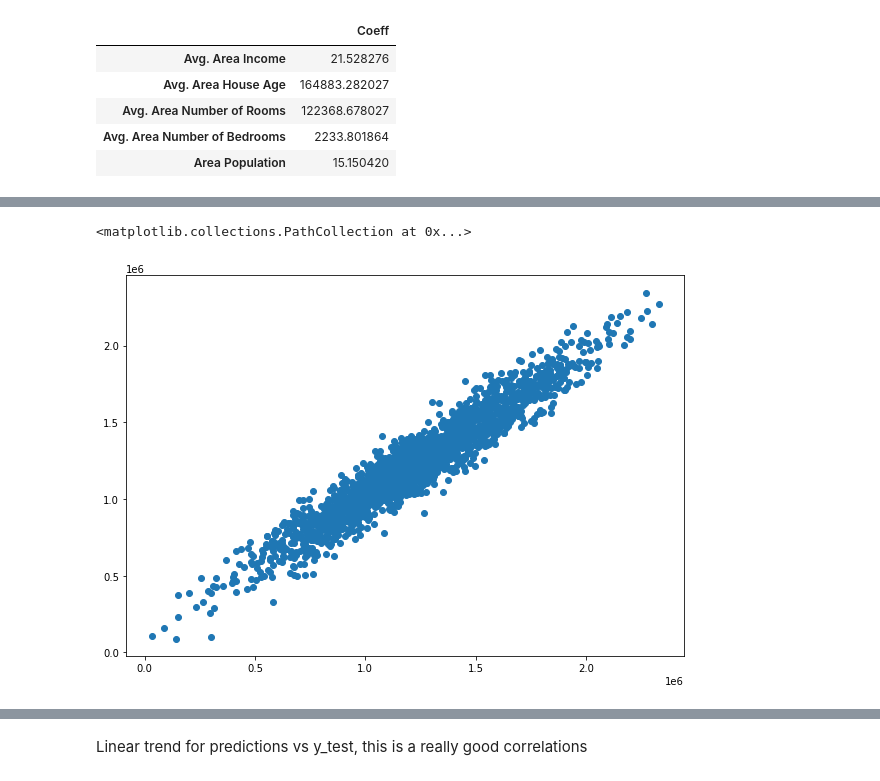
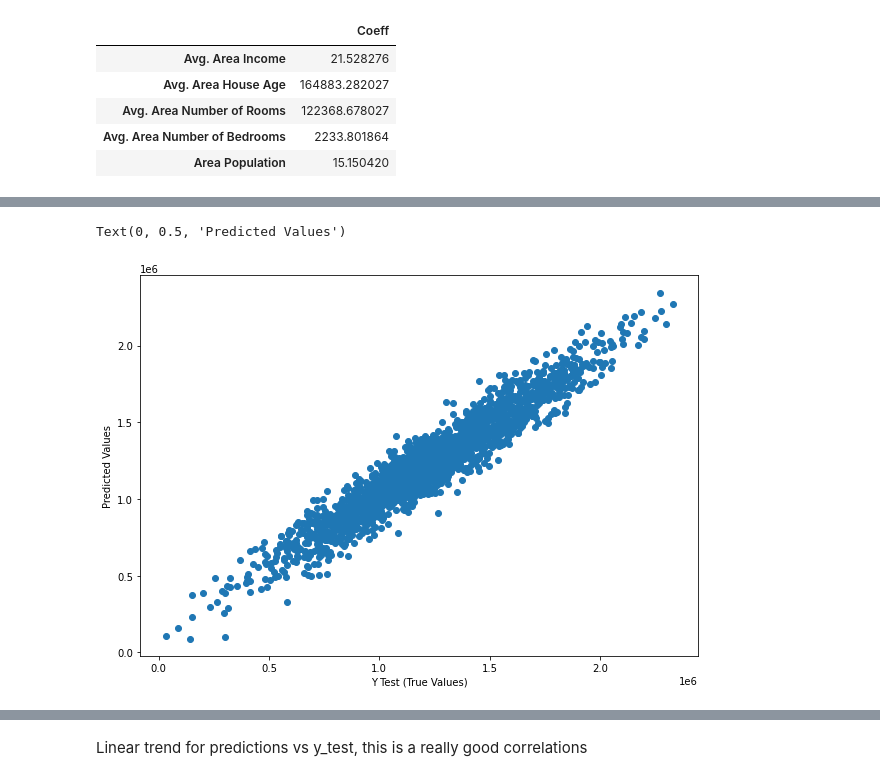
Before and after one commit to dhimantj/ML-Projects, a Jupyter notebook: 1_Linear Regression Projects/LINEAR REGRESSION - USA Housing Data- Portfolio - James Odenal PhD.ipynb, the cells around one changed output, grey strips where cells are left out. Saved outputs shown, nothing was run; the diff lists cells and outputs as text; code cells hidden in the pictures.

```diff
--- a/1_Linear Regression Projects/LINEAR REGRESSION - USA Housing Data- Portfolio - James Odenal PhD.ipynb
+++ b/1_Linear Regression Projects/LINEAR REGRESSION - USA Housing Data- Portfolio - James Odenal PhD.ipynb
@@ -270,6 +300,8 @@ array([1260960.70567626,  827588.75560352, 1742421.24254328, ...,
 # %%
 plt.figure(figsize = (10, 7))  # Make the figure larger
 plt.scatter(y_test, predictions)
+plt.xlabel('Y Test (True Values)')
+plt.ylabel('Predicted Values')
 # %% [output]
-<matplotlib.collections.PathCollection at 0x...>
+Text(0, 0.5, 'Predicted Values')
-[figure, old version]
+[figure, new version]
```
Also changed, not shown: parts of 48 cells of this notebook.
